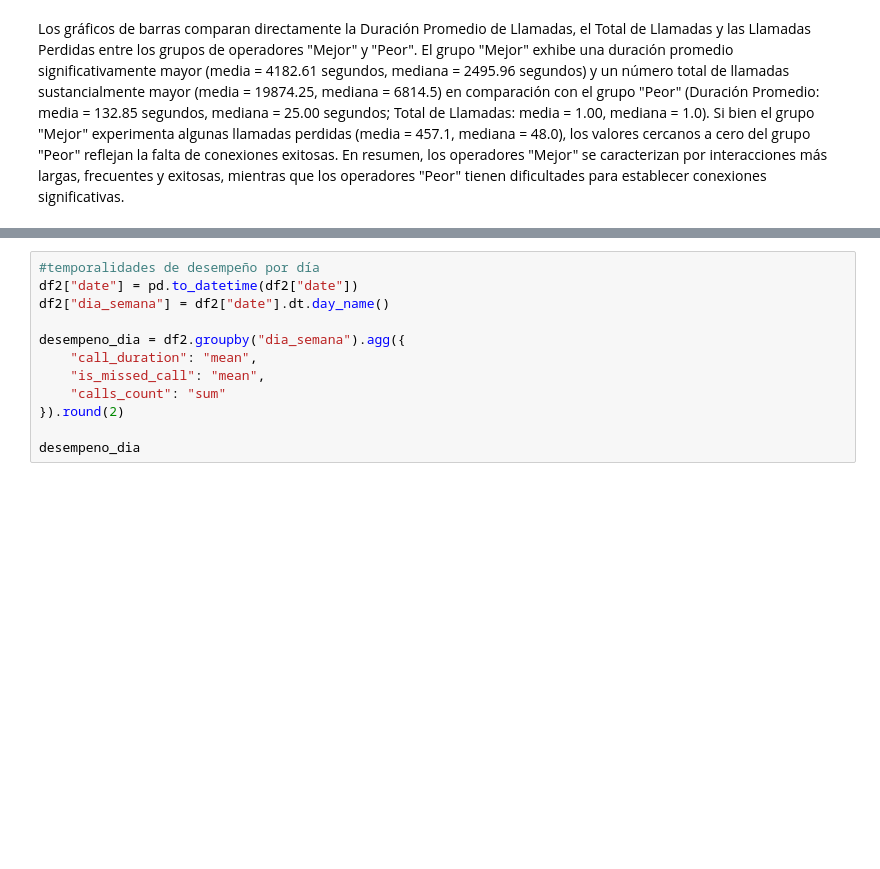
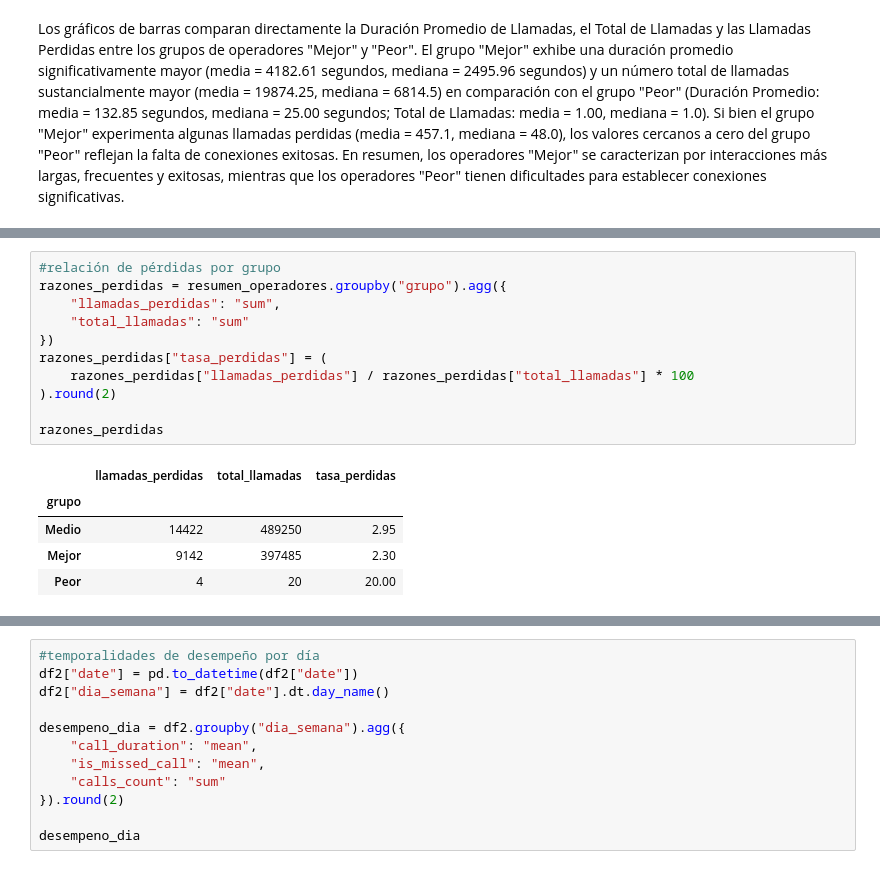
Before and after one commit to fttm-mdz/proyecto_final, a Jupyter notebook: notebooks/EDA_inicial.ipynb, the cells around one changed output, grey strips where cells are left out. Cells and saved outputs as stored; diff of their text form; blank space fills up the shorter version.

```diff
--- a/notebooks/EDA_inicial.ipynb
+++ b/notebooks/EDA_inicial.ipynb
@@ -618,0 +646,17 @@ Los gráficos de barras comparan directamente la Duración Promedio de Llamadas,
+# %%
+#relación de pérdidas por grupo
+razones_perdidas = resumen_operadores.groupby("grupo").agg({
+    "llamadas_perdidas": "sum",
+    "total_llamadas": "sum"
+})
+razones_perdidas["tasa_perdidas"] = (
+    razones_perdidas["llamadas_perdidas"] / razones_perdidas["total_llamadas"] * 100
+).round(2)
+
+razones_perdidas
+# %% [output]
+|  | llamadas_perdidas | total_llamadas | tasa_perdidas |
+| grupo |  |  |  |
+| Medio | 14422 | 489250 | 2.95 |
+| Mejor | 9142 | 397485 | 2.30 |
+| Peor | 4 | 20 | 20.00 |
```
Also changed, not shown: parts of 5 cells of this notebook.
